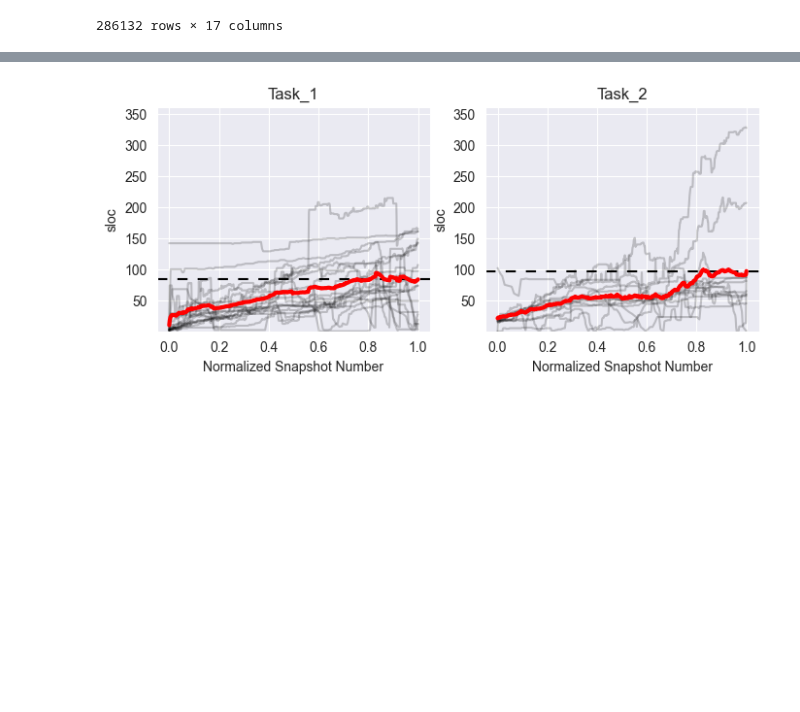
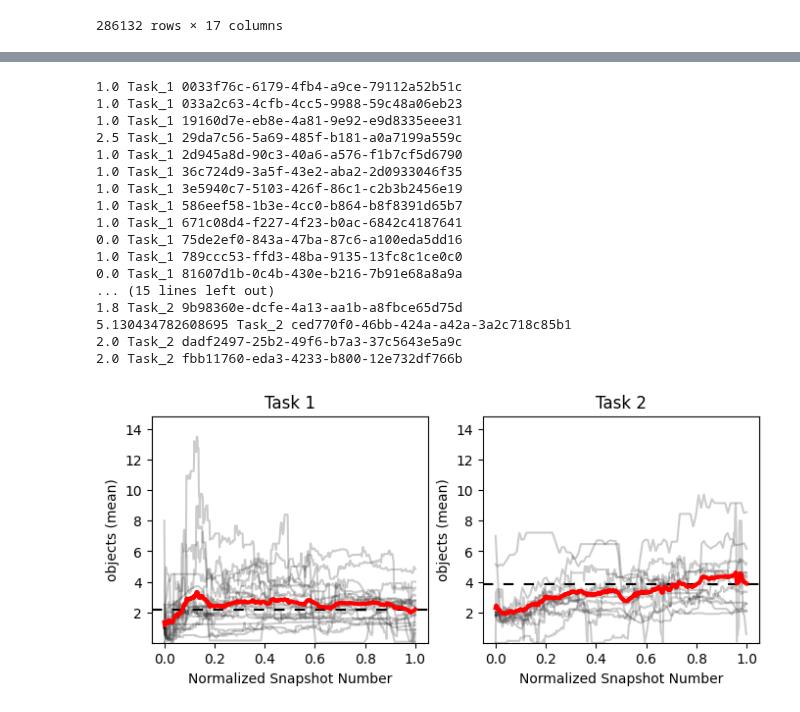
Before and after one commit to konstantgr/jupyter-logs-analysis, a Jupyter notebook: analysis/05-evolution-analysis.ipynb, the cells around one changed output, grey strips where cells are left out. Saved outputs shown, nothing was run; the diff lists cells and outputs as text; code cells hidden in the pictures; blank space fills up the shorter version.

```diff
--- a/analysis/05-evolution-analysis.ipynb
+++ b/analysis/05-evolution-analysis.ipynb
@@ -167,41 +169,66 @@ df_analysis.head()
 | 4 | 9 | 35c0b3b694f84140846a21197ea62f68 | 0.0 | from mining_extension import chec... | 8.0 | 2023-05-06 10:33:09.812 | 709ce80b-90a5-457e-bf6f-b7033a3261b5 | bc147b33-fa74-4bff-9f48-c88809c5bdcd | task1.ipynb | ... |
 # %%
 _, (ax1, ax2) = plt.subplots(1, 2, figsize=(8, 3))
-metric_name = 'sloc'
-aggregation_function = 'sum'
+metric_name = 'objects'
+aggregation_function = 'mean'
 task_ax_mapping = {'Task_1': ax1, 'Task_2': ax2}
 mean_curve = {'Task_1': [], 'Task_2': []}
 
 df = df_analysis
 
 size_threshold = 200
 mn, mx = np.inf, -np.inf
 for (task, kernel_id), g in df.groupby(['task', 'kernel_id']):
     if g.shape[0] < size_threshold:
         continue
+
     events_count = g.state_num.unique().shape[0]
+    agg_fun_values = g.groupby("state_num")[metric_name].agg(aggregation_function)
+    if agg_fun_values.iloc[:3].max() > 20:
+        continue
+
+    print(agg_fun_values.iloc[0], task, kernel_id)
     x, y = continuous_transform(
         np.arange(events_count), g.groupby("state_num")[metric_name].agg(aggregation_function),
         normalize=True
     )
     mean_curve[task].append(y)
 
     mn = y.min() if y.min() < mn else mn
     mx = y.max() if y.max() > mx else mx
 
     task_ax_mapping[task].plot(x, y, color='k', alpha=0.2)
 
 for task, curves in mean_curve.items():
     y = np.sum(curves, axis=0) / len(curves)
     x = np.linspace(0, 1, len(y))
 
     task_ax_mapping[task].axhline(y[-1], color='k', ls=(0, (5, 5)))
     task_ax_mapping[task].plot(x, y, color='r', lw=3)
 
 for task, ax in task_ax_mapping.items():
     ax.set_ylim(mn*0.9, mx*1.1)
     ax.set_xlabel('Normalized Snapshot Number')
-    ax.set_ylabel(metric_name)
-    ax.set_title(task)
+    ax.set_ylabel(f"{metric_name} ({aggregation_function})")
+    ax.set_title(task.replace("_", " "))
+
+plt.savefig(f"figures/{metric_name}_{aggregation_function}_tasks.pdf", dpi=300, bbox_inches='tight')
 # %% [output]
+1.0 Task_1 0033f76c-6179-4fb4-a9ce-79112a52b51c
+1.0 Task_1 033a2c63-4cfb-4cc5-9988-59c48a06eb23
+1.0 Task_1 19160d7e-eb8e-4a81-9e92-e9d8335eee31
+2.5 Task_1 29da7c56-5a69-485f-b181-a0a7199a559c
+1.0 Task_1 2d945a8d-90c3-40a6-a576-f1b7cf5d6790
+1.0 Task_1 36c724d9-3a5f-43e2-aba2-2d0933046f35
+1.0 Task_1 3e5940c7-5103-426f-86c1-c2b3b2456e19
+1.0 Task_1 586eef58-1b3e-4cc0-b864-b8f8391d65b7
+1.0 Task_1 671c08d4-f227-4f23-b0ac-6842c4187641
+0.0 Task_1 75de2ef0-843a-47ba-87c6-a100eda5dd16
+1.0 Task_1 789ccc53-ffd3-48ba-9135-13fc8c1ce0c0
+0.0 Task_1 81607d1b-0c4b-430e-b216-7b91e68a8a9a
+... (15 lines left out)
+1.8 Task_2 9b98360e-dcfe-4a13-aa1b-a8fbce65d75d
+5.130434782608695 Task_2 ced770f0-46bb-424a-a42a-3a2c718c85b1
+2.0 Task_2 dadf2497-25b2-49f6-b7a3-37c5643e5a9c
+2.0 Task_2 fbb11760-eda3-4233-b800-12e732df766b
-[figure, old version]
+[figure, new version]
```
Also changed, not shown: parts of 2 cells of this notebook, 2 other files.
